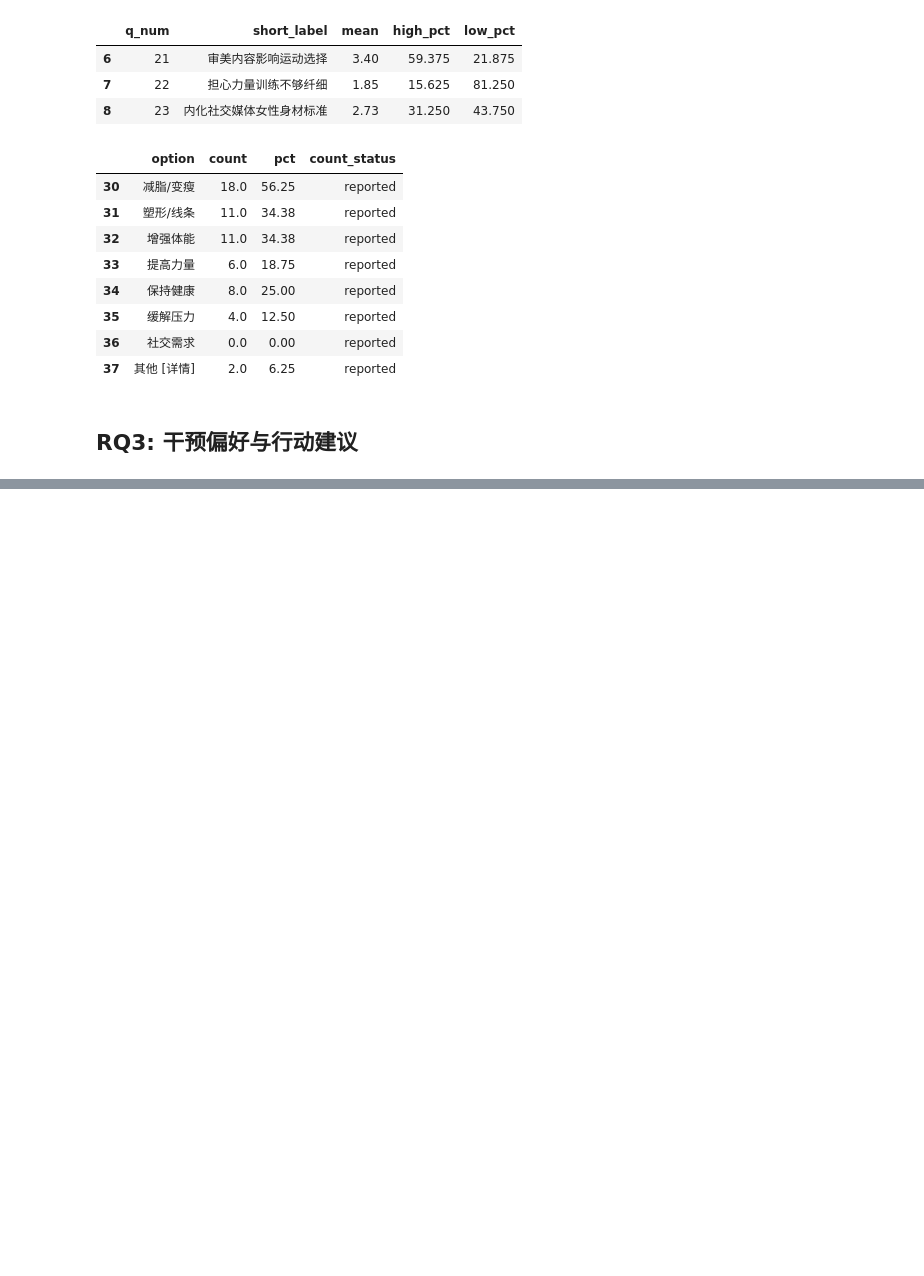
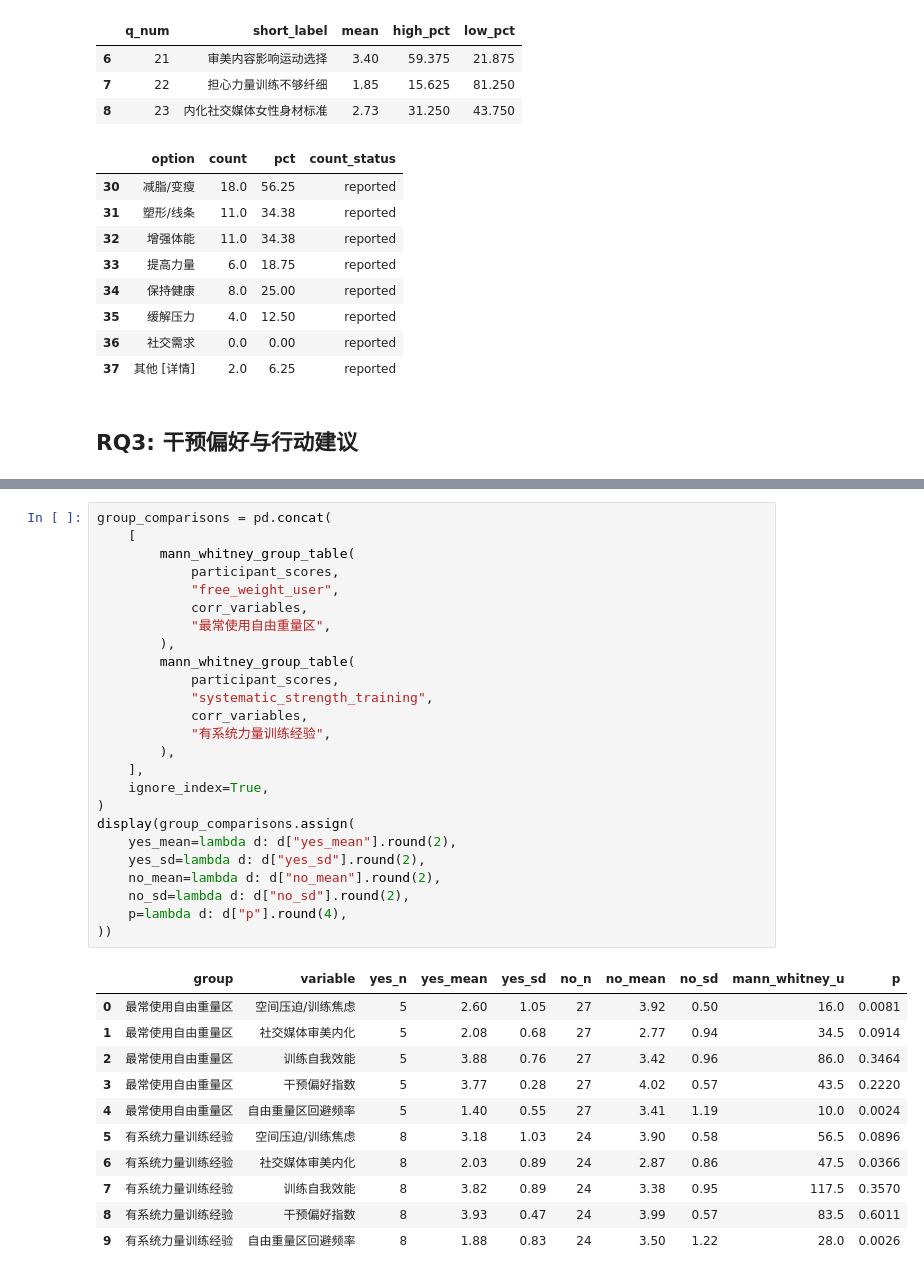
Before and after one commit to pheonix2006/ucug1808-gendered-gym-space, a Jupyter notebook: notebooks/04_inferential_analysis.ipynb, the cells around one changed output, grey strips where cells are left out. Drawn from its saved outputs; the diff is of its cells as text; blank space fills up the shorter version.

```diff
--- a/notebooks/04_inferential_analysis.ipynb
+++ b/notebooks/04_inferential_analysis.ipynb
@@ -106,0 +166,37 @@ display(frequency_table(options, 18))
+# %%
+group_comparisons = pd.concat(
+    [
+        mann_whitney_group_table(
+            participant_scores,
+            "free_weight_user",
+            corr_variables,
+            "最常使用自由重量区",
+        ),
+        mann_whitney_group_table(
+            participant_scores,
+            "systematic_strength_training",
+            corr_variables,
+            "有系统力量训练经验",
+        ),
+    ],
+    ignore_index=True,
+)
+display(group_comparisons.assign(
+    yes_mean=lambda d: d["yes_mean"].round(2),
+    yes_sd=lambda d: d["yes_sd"].round(2),
+    no_mean=lambda d: d["no_mean"].round(2),
+    no_sd=lambda d: d["no_sd"].round(2),
+    p=lambda d: d["p"].round(4),
+))
+# %% [output]
+|  | group | variable | yes_n | yes_mean | yes_sd | no_n | no_mean | no_sd | mann_whitney_u | p |
+| 0 | 最常使用自由重量区 | 空间压迫/训练焦虑 | 5 | 2.60 | 1.05 | 27 | 3.92 | 0.50 | 16.0 | 0.0081 |
+| 1 | 最常使用自由重量区 | 社交媒体审美内化 | 5 | 2.08 | 0.68 | 27 | 2.77 | 0.94 | 34.5 | 0.0914 |
+| 2 | 最常使用自由重量区 | 训练自我效能 | 5 | 3.88 | 0.76 | 27 | 3.42 | 0.96 | 86.0 | 0.3464 |
+| 3 | 最常使用自由重量区 | 干预偏好指数 | 5 | 3.77 | 0.28 | 27 | 4.02 | 0.57 | 43.5 | 0.2220 |
+| 4 | 最常使用自由重量区 | 自由重量区回避频率 | 5 | 1.40 | 0.55 | 27 | 3.41 | 1.19 | 10.0 | 0.0024 |
+| 5 | 有系统力量训练经验 | 空间压迫/训练焦虑 | 8 | 3.18 | 1.03 | 24 | 3.90 | 0.58 | 56.5 | 0.0896 |
+| 6 | 有系统力量训练经验 | 社交媒体审美内化 | 8 | 2.03 | 0.89 | 24 | 2.87 | 0.86 | 47.5 | 0.0366 |
+| 7 | 有系统力量训练经验 | 训练自我效能 | 8 | 3.82 | 0.89 | 24 | 3.38 | 0.95 | 117.5 | 0.3570 |
+| 8 | 有系统力量训练经验 | 干预偏好指数 | 8 | 3.93 | 0.47 | 24 | 3.99 | 0.57 | 83.5 | 0.6011 |
+| 9 | 有系统力量训练经验 | 自由重量区回避频率 | 8 | 1.88 | 0.83 | 24 | 3.50 | 1.22 | 28.0 | 0.0026 |
```
Also changed, not shown: parts of 9 cells of this notebook, 42 other files.
